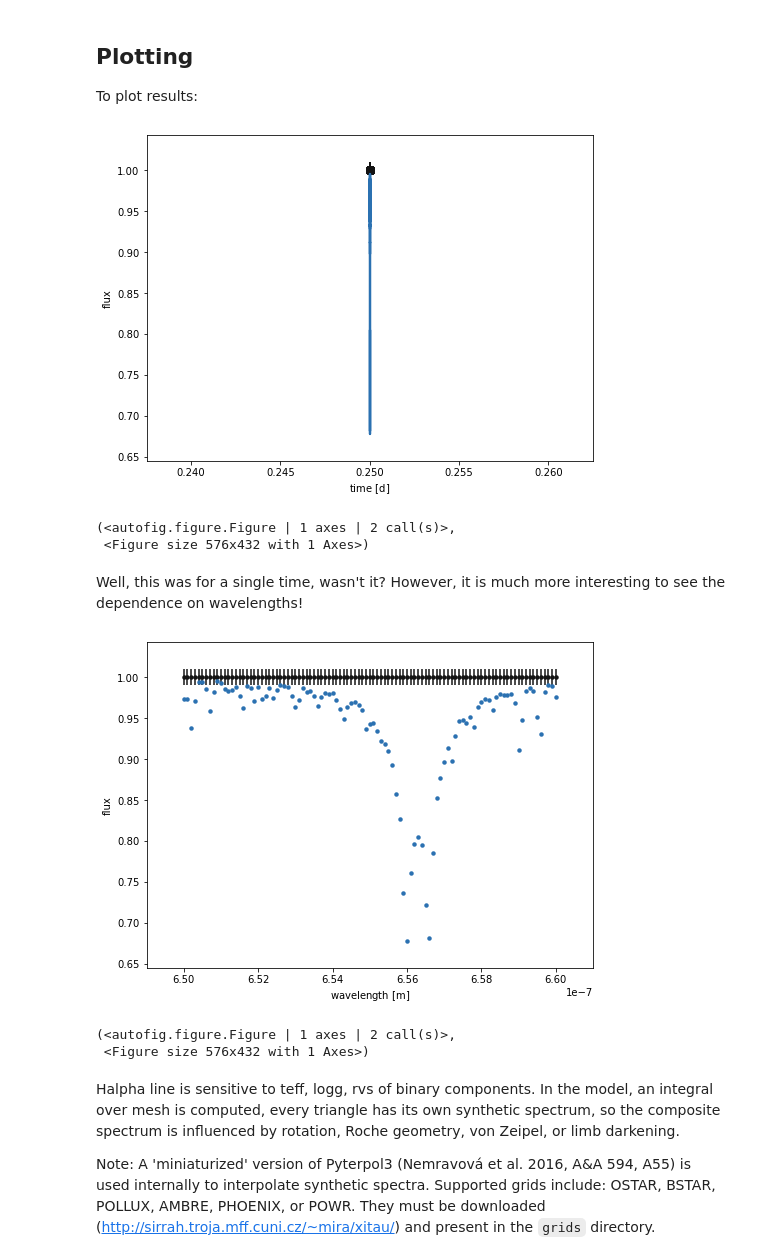
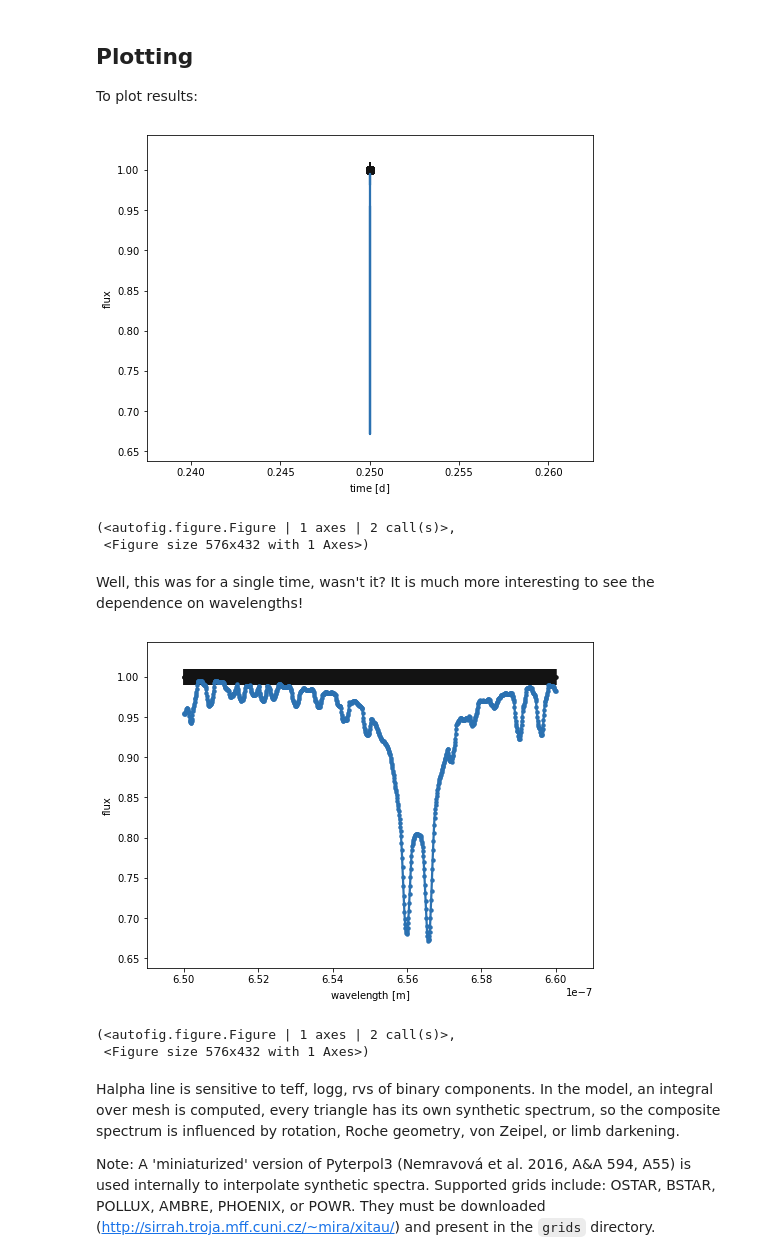
Before and after one commit to phoebe-project/phoebe2-docs, a Jupyter notebook: tutorials/SPE.ipynb, the cells around one changed output. Saved outputs shown, nothing was run; the diff lists cells and outputs as text; code cells hidden in the pictures.

```diff
--- a/tutorials/SPE.ipynb
+++ b/tutorials/SPE.ipynb
@@ -172,6 +162,6 @@ Before we proceed, let's decrease the resolution of meshes:
 # %%
-b.set_value('ntriangles@primary', context='compute', value=100)
-b.set_value('ntriangles@secondary', context='compute', value=100)
+b.set_value('ntriangles@primary', context='compute', value=2000)
+b.set_value('ntriangles@secondary', context='compute', value=2000)
 # %% [markdown]
 Eventually, a computation is run as:
 # %%
@@ -212,15 +203,15 @@ To plot results:
 # %%
 b.plot(show=True)
 # %% [output]
-[figure, old version]
+[figure, new version]
 (<autofig.figure.Figure | 1 axes | 2 call(s)>,
  <Figure size 576x432 with 1 Axes>)
 # %% [markdown]
-Well, this was for a single time, wasn't it? However, it is much more interesting to see the dependence on wavelengths!
+Well, this was for a single time, wasn't it? It is much more interesting to see the dependence on wavelengths!
 # %%
-b.plot(x='wavelengths', marker='.', linestyle='none', show=True)
+b.plot(x='wavelengths', marker='.', show=True)
 # %% [output]
-[figure, old version]
+[figure, new version]
 (<autofig.figure.Figure | 1 axes | 2 call(s)>,
  <Figure size 576x432 with 1 Axes>)
 # %% [markdown]
```
Also changed, not shown: parts of 11 cells of this notebook, 27 other files.
